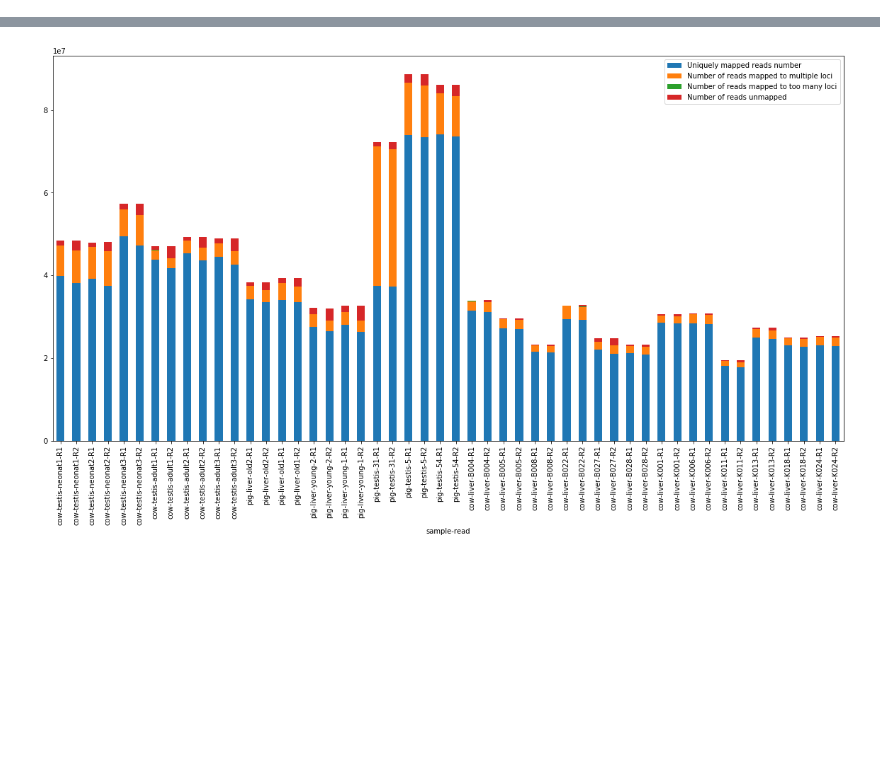
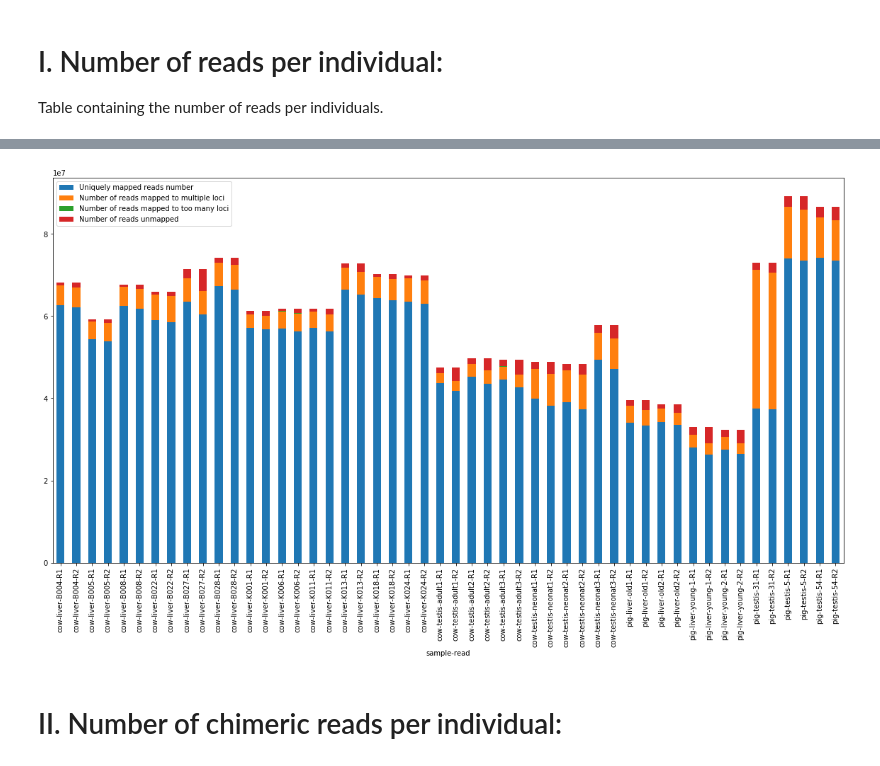
Before and after one commit to GenEpi-GenPhySE/circDetector, a Jupyter notebook: scripts/stats_mapping.ipynb, the cells around one changed output, grey strips where cells are left out. Drawn from its saved outputs; the diff is of its cells as text; code cells hidden in the pictures; blank space fills up the shorter version.

```diff
--- a/scripts/stats_mapping.ipynb
+++ b/scripts/stats_mapping.ipynb
@@ -38,0 +36,10 @@ display(df)
+# %%
+df = pd.read_table("../reports/mapping_stat.tsv")
+columns = df.columns.to_list()
+df = df.drop(labels=['Started job on', 'Started mapping on', 'Finished on',
+                     'Mapping speed, Million of reads per hour',
+                     'Average input read length',
+                     'Deletion rate per base', 'Insertion rate per base',
+                     'Deletion average length', 'Insertion average length',
+                     'Mismatch rate per base, %'], axis=1)
+display(df)
@@ -38,0 +63,16 @@ display(df)
+# %%
+aggregation_functions = defaultdict()
+for column in df.columns:
+    if column == "sample":
+        aggregation_functions[column] = 'first'
+        continue
+    if column == "read":
+        aggregation_functions[column] = 'first'
+        continue
+    if "%" in column or 'Average' in column:
+        aggregation_functions[column] = 'mean'
+        continue
+    if "number" in column.lower():
+        aggregation_functions[column] = 'sum'
+df_new = df.groupby(['sample','read']).aggregate(aggregation_functions)
+display(df_new)
@@ -39,23 +99,25 @@ display(df)
+# %% [markdown]
+# I. Number of reads per individual:
+Table containing the number of reads per individuals.
 # %%
-# I. Number of reads per individual:
-df1 = pd.DataFrame(df, columns=columns)
+df_nb_read = pd.DataFrame(df_new, columns=columns)
 
 # Compute the number of unmapped reads:
-df1["Number of reads unmapped"] = (df1['Number of input reads'] - (df1['Uniquely mapped reads number'] +
-                                   df1['Number of reads mapped to multiple loci'] +
-                                   df1['Number of chimeric reads']))
+df_nb_read["Number of reads unmapped"] = (df_nb_read['Number of input reads'] -
+                                   (df_nb_read['Uniquely mapped reads number'] +
+                                   df_nb_read['Number of reads mapped to multiple loci']))
 
 # Create new column with the concatenation of sample and read names:
-sample = df1["sample"].to_list()
-read = df1["read"].to_list()
+sample = df_nb_read["sample"].to_list()
+read = df_nb_read["read"].to_list()
 sample_read = [i + "-" + j for i, j in zip(sample, read)]
-df1["sample-read"] = sample_read
+df_nb_read["sample-read"] = sample_read
 
 # Create a new table with columns of interest:
-columns_clean = ['sample', 'sample_unit', 'read', 'sample-read', 'Uniquely mapped reads number',
+columns_clean = ['sample', 'read', 'sample-read', 'Uniquely mapped reads number',
                  'Number of reads mapped to multiple loci', 'Number of reads mapped to too many loci',
                  'Number of reads unmapped']
-df_clean = pd.DataFrame(df1, columns=columns_clean)
+df_clean = pd.DataFrame(df_nb_read, columns=columns_clean)
 display(df_clean)
 
 # Stacked bar plot:
@@ -81,2 +144,4 @@ df_clean.plot.bar(x='sample-read', stacked=True, figsize=(20,10));
-[figure, old version]
+[figure, new version]
+# %% [markdown]
+# II. Number of chimeric reads per individual:
 # %%
```
Also changed, not shown: parts of 18 cells of this notebook.
